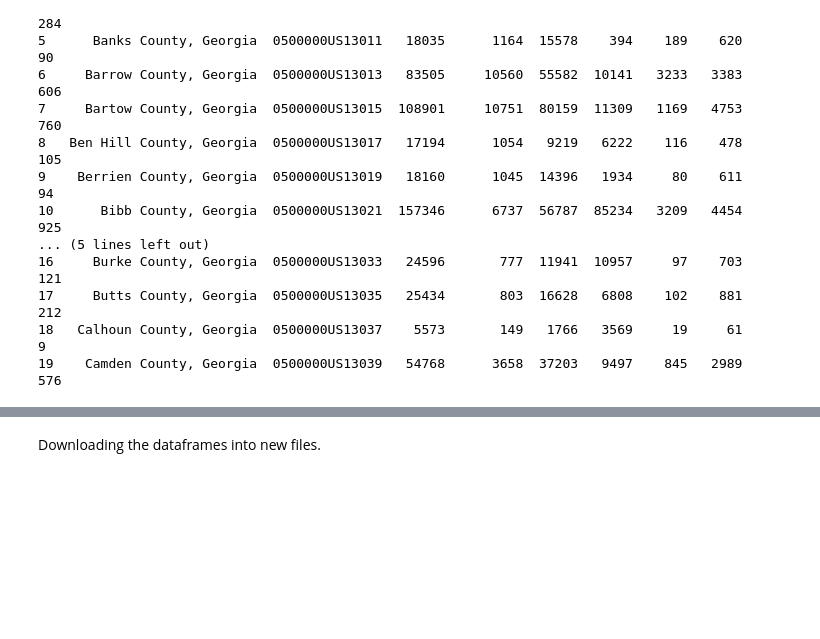
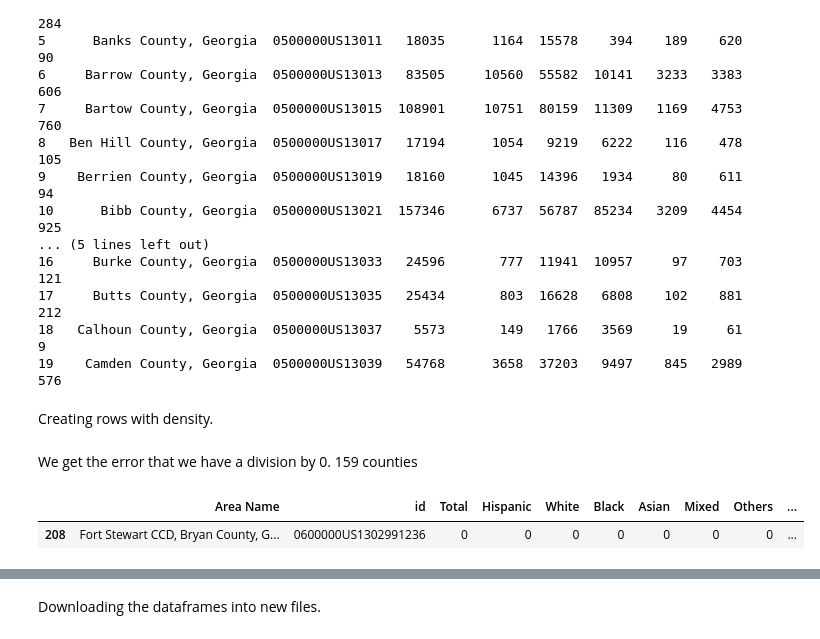
Before and after one commit to zzoeys/freecakefridays, a Jupyter notebook: data-preparation.ipynb, the cells around one changed output, grey strips where cells are left out. Drawn from its saved outputs; the diff is of its cells as text; code cells hidden in the pictures; blank space fills up the shorter version.

```diff
--- a/data-preparation.ipynb
+++ b/data-preparation.ipynb
@@ -88,3 +81,5 @@ print(race.head(20))
 17     Butts County, Georgia  0500000US13035   25434       803  16628   6808    102    881     212
 18   Calhoun County, Georgia  0500000US13037    5573       149   1766   3569     19     61       9
 19    Camden County, Georgia  0500000US13039   54768      3658  37203   9497    845   2989     576
+# %% [markdown]
+Creating rows with density.
@@ -90,0 +94,7 @@ print(race.head(20))
+# %% [markdown]
+We get the error that we have a division by 0.  159 counties
+# %%
+race.loc[race['Total']==0]
+# %% [output]
+|  | Area Name | id | Total | Hispanic | White | Black | Asian | Mixed | Others | ... |
+| 208 | Fort Stewart CCD, Bryan County, G... | 0600000US1302991236 | 0 | 0 | 0 | 0 | 0 | 0 | 0 | ... |
```
Also changed, not shown: parts of 15 cells of this notebook, 6 other files.
